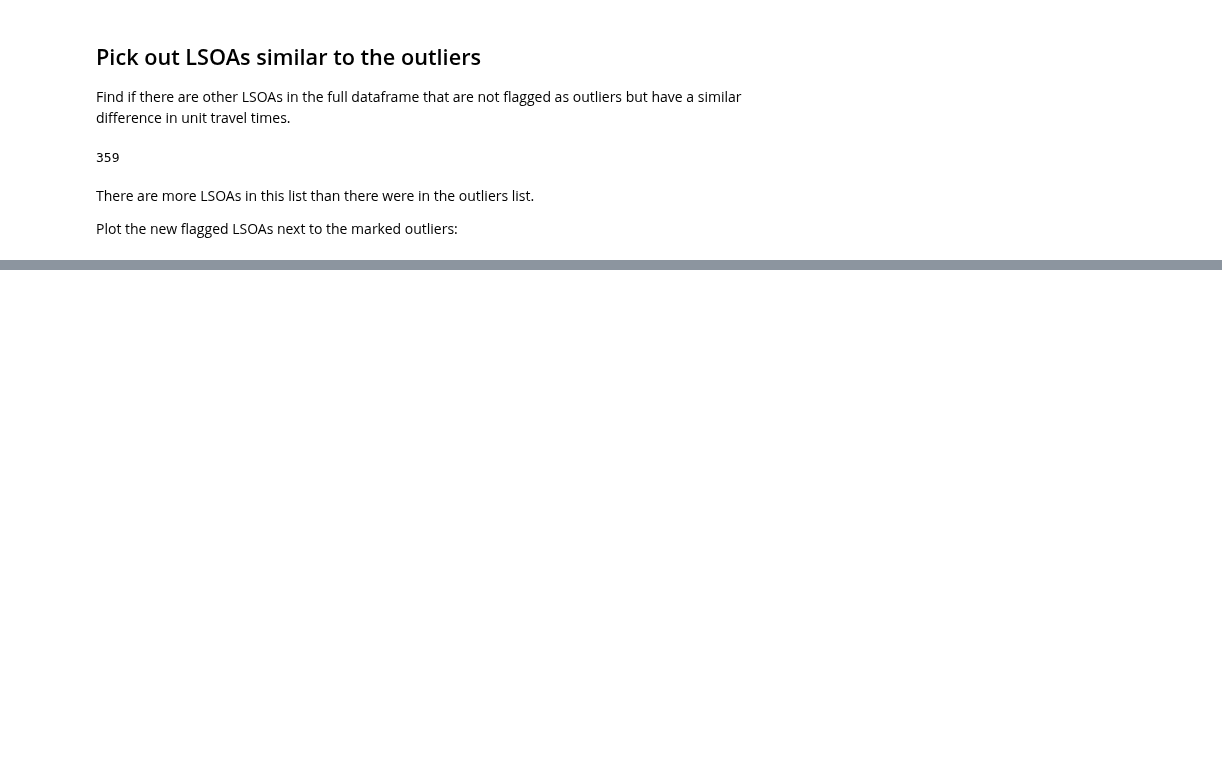
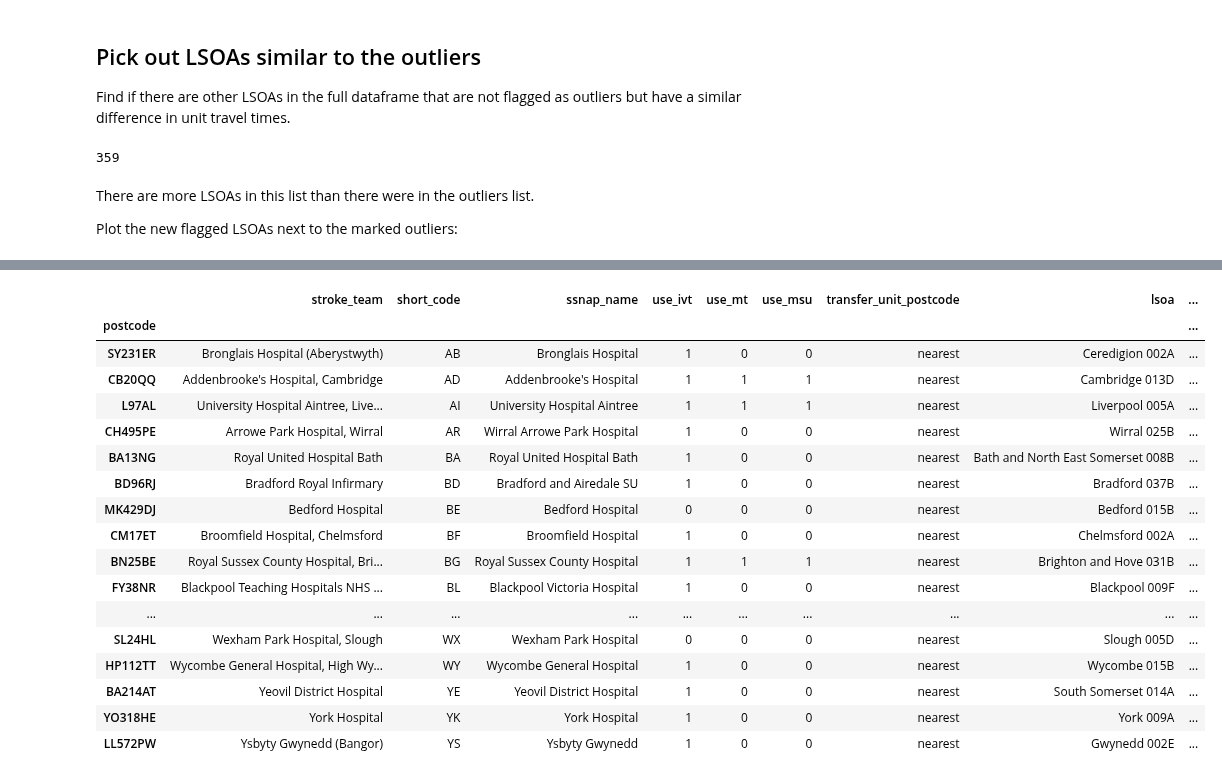
Before and after one commit to samuel-book/stroke_outcome, a Jupyter notebook: england_wales/04_outlier_areas.ipynb, the cells around one changed output, grey strips where cells are left out. Cells and saved outputs as stored; diff of their text form; code cells hidden in the pictures; blank space fills up the shorter version.

```diff
--- a/england_wales/04_outlier_areas.ipynb
+++ b/england_wales/04_outlier_areas.ipynb
@@ -400,0 +772,21 @@ plt.show()
+# %%
+df_units
+# %% [output]
+|  | stroke_team | short_code | ssnap_name | use_ivt | use_mt | use_msu | transfer_unit_postcode | lsoa | ... |
+| postcode |  |  |  |  |  |  |  |  | ... |
+| SY231ER | Bronglais Hospital (Aberystwyth) | AB | Bronglais Hospital | 1 | 0 | 0 | nearest | Ceredigion 002A | ... |
+| CB20QQ | Addenbrooke's Hospital, Cambridge | AD | Addenbrooke's Hospital | 1 | 1 | 1 | nearest | Cambridge 013D | ... |
+| L97AL | University Hospital Aintree, Live... | AI | University Hospital Aintree | 1 | 1 | 1 | nearest | Liverpool 005A | ... |
+| CH495PE | Arrowe Park Hospital, Wirral | AR | Wirral Arrowe Park Hospital | 1 | 0 | 0 | nearest | Wirral 025B | ... |
+| BA13NG | Royal United Hospital Bath | BA | Royal United Hospital Bath | 1 | 0 | 0 | nearest | Bath and North East Somerset 008B | ... |
+| BD96RJ | Bradford Royal Infirmary | BD | Bradford and Airedale SU | 1 | 0 | 0 | nearest | Bradford 037B | ... |
+| MK429DJ | Bedford Hospital | BE | Bedford Hospital | 0 | 0 | 0 | nearest | Bedford 015B | ... |
+| CM17ET | Broomfield Hospital, Chelmsford | BF | Broomfield Hospital | 1 | 0 | 0 | nearest | Chelmsford 002A | ... |
+| BN25BE | Royal Sussex County Hospital, Bri... | BG | Royal Sussex County Hospital | 1 | 1 | 1 | nearest | Brighton and Hove 031B | ... |
+| FY38NR | Blackpool Teaching Hospitals NHS ... | BL | Blackpool Victoria Hospital | 1 | 0 | 0 | nearest | Blackpool 009F | ... |
+| ... | ... | ... | ... | ... | ... | ... | ... | ... | ... |
+| SL24HL | Wexham Park Hospital, Slough | WX | Wexham Park Hospital | 0 | 0 | 0 | nearest | Slough 005D | ... |
+| HP112TT | Wycombe General Hospital, High Wy... | WY | Wycombe General Hospital | 1 | 0 | 0 | nearest | Wycombe 015B | ... |
+| BA214AT | Yeovil District Hospital | YE | Yeovil District Hospital | 1 | 0 | 0 | nearest | South Somerset 014A | ... |
+| YO318HE | York Hospital | YK | York Hospital | 1 | 0 | 0 | nearest | York 009A | ... |
+| LL572PW | Ysbyty Gwynedd (Bangor) | YS | Ysbyty Gwynedd | 1 | 0 | 0 | nearest | Gwynedd 002E | ... |
```
Also changed, not shown: parts of 35 cells of this notebook, 5 other files.
